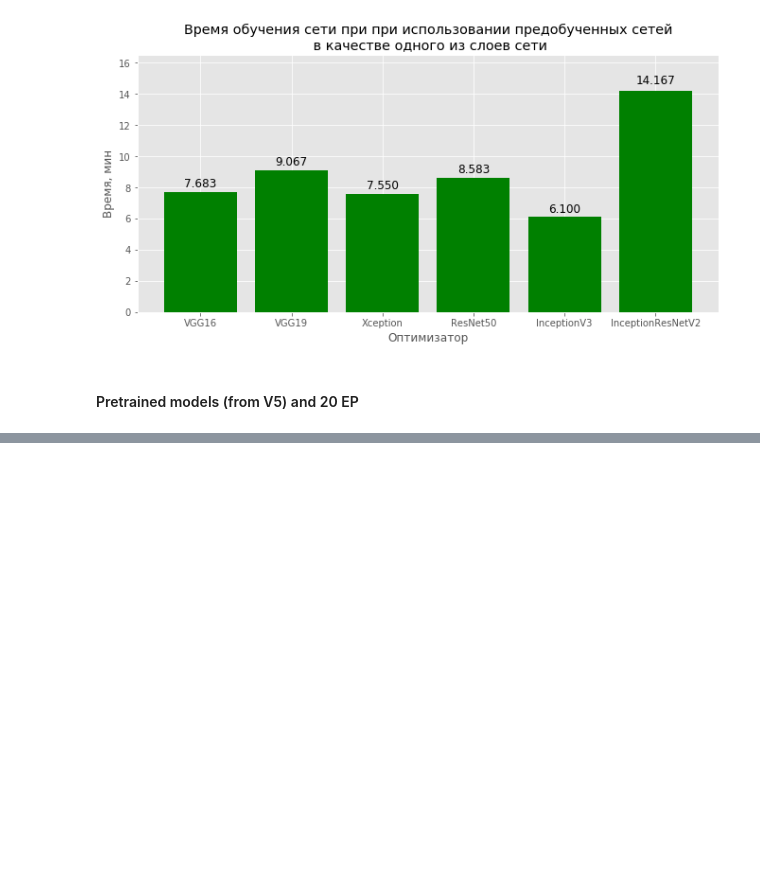
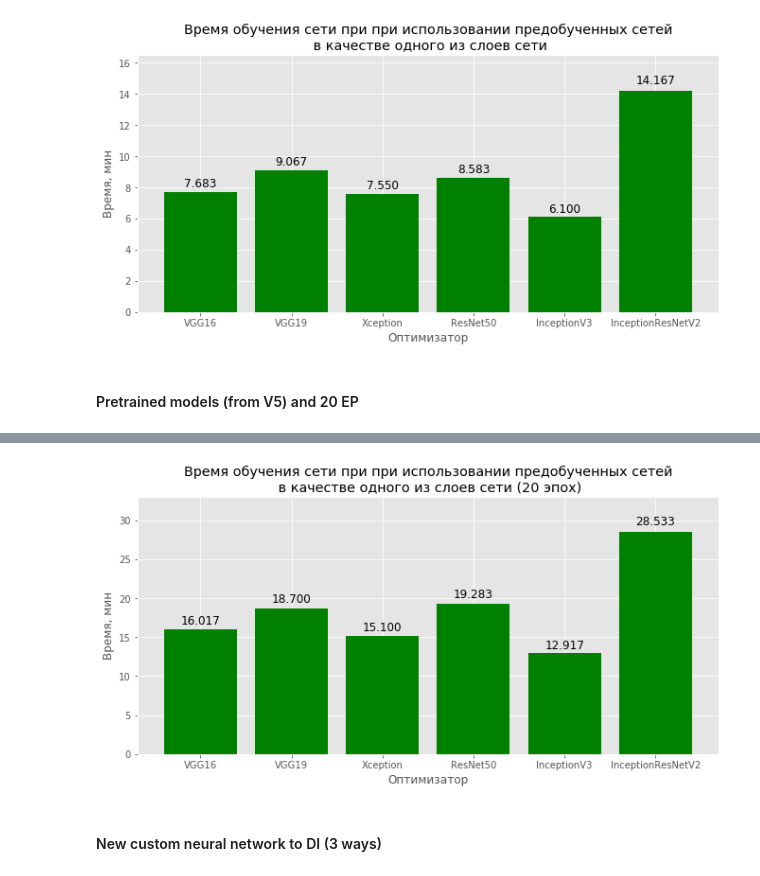
Before and after one commit to ATomilov/nir_jupyter, a Jupyter notebook: Graphics_of_learning.ipynb, the cells around one changed output, grey strips where cells are left out. Cells and saved outputs as stored; diff of their text form; code cells hidden in the pictures; blank space fills up the shorter version.

```diff
--- a/Graphics_of_learning.ipynb
+++ b/Graphics_of_learning.ipynb
@@ -1018,0 +1105,39 @@ inception_resnet_v2_20ep["time_to_learn"] = (
+# %%
+pretrained_models = [
+    "VGG16",
+    "VGG19",
+    "Xception",
+    "ResNet50",
+    "InceptionV3",
+    "InceptionResNetV2",
+]
+pretrained_models_time = (
+    vgg16_20ep["time_to_learn"] / 60,
+    vgg19_20ep["time_to_learn"] / 60,
+    xception_20ep["time_to_learn"] / 60,
+    resnet50_20ep["time_to_learn"] / 60,
+    inception_v3_20ep["time_to_learn"] / 60,
+    inception_resnet_v2_20ep["time_to_learn"] / 60,
+)
+
+fig, ax = plt.subplots()
+
+rects1 = ax.bar(pretrained_models, pretrained_models_time, color="green")
+ax.set_ylim([0, 33])
+ax.set_xlabel("Оптимизатор")
+ax.set_ylabel("Время, мин")
+ax.set_title(
+    "Время обучения сети при при использовании предобученных сетей\n в качестве одного из слоев сети (20 эпох)"
+)
+ax.set_xticklabels(pretrained_models)
+
+# ax.set_xticks(x_pos, x)
+# ax.rcParams['figure.figsize'] = [10, 5]
+
+autolabel(rects1)
+plt.rcParams["figure.figsize"] = [11, 5]
+plt.show()
+# %% [output]
+[figure, added]
+# %% [markdown]
+#### New custom neural network to DI (3 ways)
```
Also changed, not shown: parts of 15 cells of this notebook, 32 other files.
